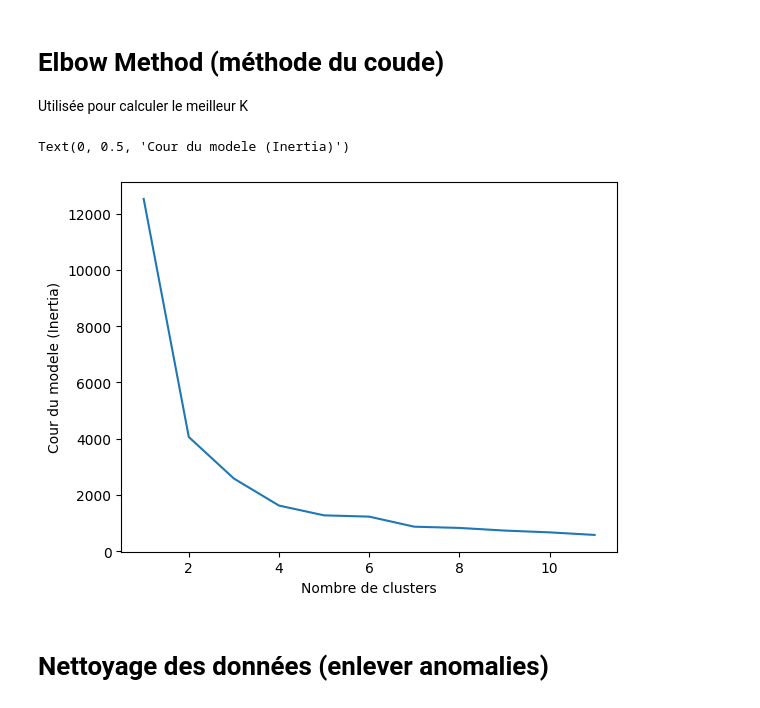
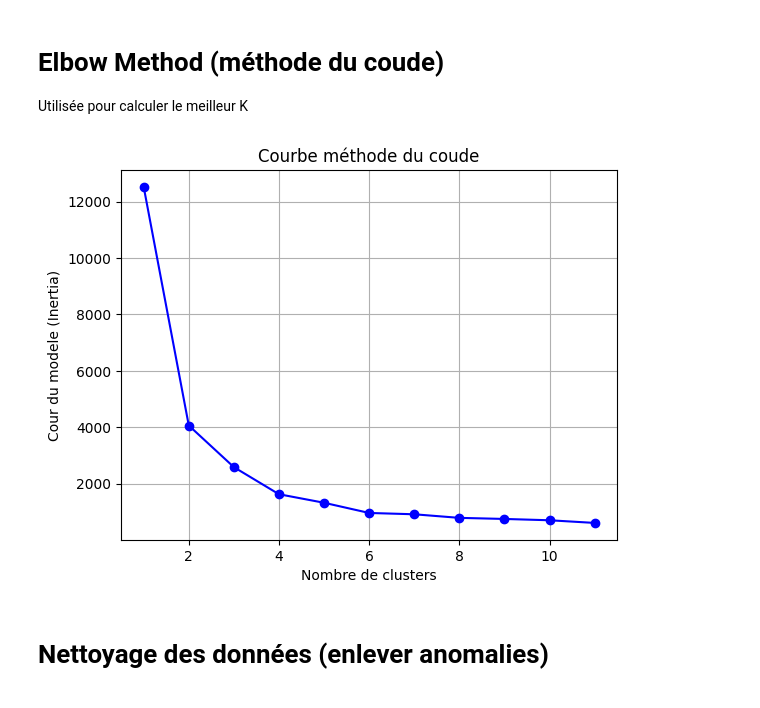
Before and after one commit to tomjeannesson/ENSIMAG3A-COD-IA, a Jupyter notebook: lib/clustering-test.ipynb, the cells around one changed output. Drawn from its saved outputs; the diff is of its cells as text; code cells hidden in the pictures.

```diff
--- a/lib/clustering-test.ipynb
+++ b/lib/clustering-test.ipynb
@@ -80,16 +81,18 @@ Utilisée pour calculer le meilleur K
 # %%
 inertia = []
 K_range = range(1, 12)
 for k in K_range:
     model = KMeans(n_clusters=k).fit(df_athletes)
     inertia.append(model.inertia_)
 
-plt.plot(K_range, inertia)
+plt.plot(K_range, inertia, marker="o", color="blue")
 plt.xlabel("Nombre de clusters")
 plt.ylabel("Cour du modele (Inertia)")
+plt.title("Courbe méthode du coude")
+plt.grid(1)
+plt.show()
 # %% [output]
-Text(0, 0.5, 'Cour du modele (Inertia)')
-[figure, old version]
+[figure, new version]
 # %% [markdown]
 # Nettoyage des données (enlever anomalies)
 # %%
```
Also changed, not shown: parts of 5 cells of this notebook.
